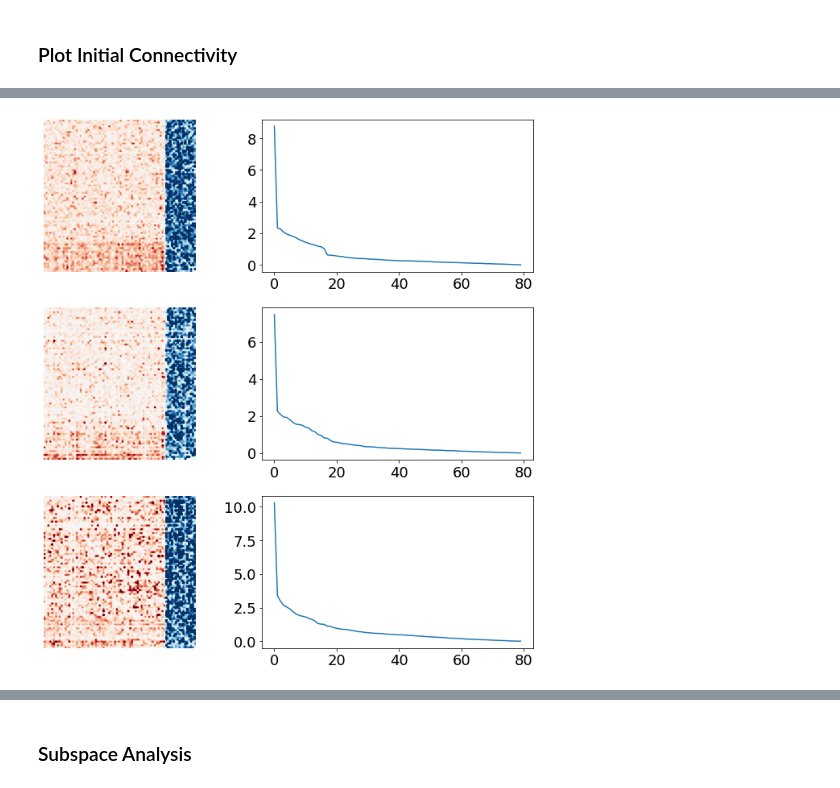
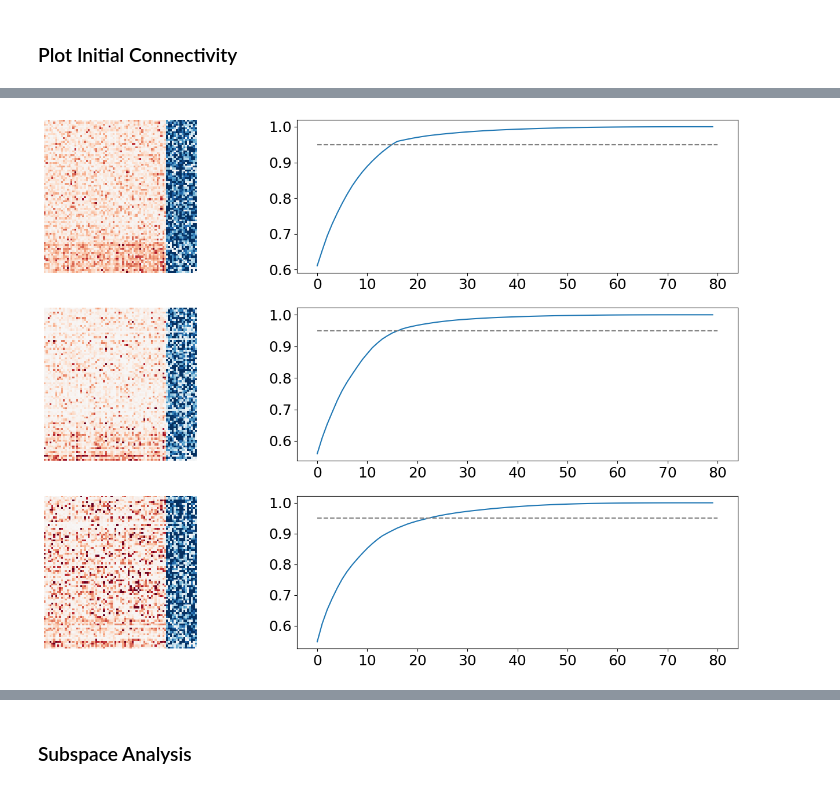
Before and after one commit to slenderham/Attn-WM-RNN, a Jupyter notebook: rnn/plot_main.ipynb, the cells around one changed output, grey strips where cells are left out. Saved outputs shown, nothing was run; the diff lists cells and outputs as text; code cells hidden in the pictures.

```diff
--- a/rnn/plot_main.ipynb
+++ b/rnn/plot_main.ipynb
@@ -265,17 +153,6 @@ all_lrs, all_cpds, all_betas = plot_tdr(all_saved_states['hs'], all_indices, tas
 # %% [output]
 Calculating regression
 Calculating CPDs
-# %%
-# from matplotlib.pyplot import figure
-
-
-figure(figsize=(20, 16), dpi=300)
-fig, axes = plt.subplots(4, 5)
-for i in range(20):
-    axes[i//5][i%5].bar(range(160), results[20][0]['cp_tensor'].factors[2][sort_inds,i], label=range(20))
-# plt.ylim([-1, 1])
-# plt.legend()
-plt.tight_layout()
 # %% [markdown]
 ### Plot Initial Connectivity
 # %%
@@ -294,12 +171,0 @@ plot_connectivity_lr(torch.arange(240),
-# %%
-# for i in range(4):
-#     plt.subplot(410+i+1).plot(all_cpds[i,:,:,:,:].mean((0,3)));
-#     plot
-#     plt.ylim([-0.05, 1.05])
-# plt.tight_layout()
-
-fig, axes = plt.subplots(2, 2)
-for i in range(4):
-    for j in range(7):
-        plot_mean_and_std(axes[i//2, i%2], all_cpds[i*108:(i+1)*108,:,j,:].mean((0, 2)), all_cpds[i*108:(i+1)*108,:,j,:].std((0, 2))/np.sqrt(432//4*93),
-                      label=['F1', 'F2', 'F3', 'C1', 'C2', 'C3', 'O'])
@@ -308,13 +171,0 @@ for i in range(4):
-# %%
-print(all_betas.shape)
-fig, axes = plt.subplots(1,4)
-sub_hiddens =  np.random.randint(128, 192, size=(20,))
-for i in range(4):
-    for j in range(4):
-#         axes[i,j].imshow(all_betas[108*i:108*(i+1),:,np.random.randint(64),:].mean(0).T, vmin=-0.1, vmax=0.1,
-#                                   interpolation='nearest', cmap='coolwarm', aspect='auto');
-        axes[j].plot(all_betas[108*j:108*(j+1),:,sub_hiddens,8].mean((0)))
-        # axes[j].plot(all_betas[108*i:108*(i+1),:,np.random.randint(192),1].mean((0)), c='b')
-        # axes[j].plot(all_betas[108*i:108*(i+1),:,np.random.randint(192),2].mean((0)), c='g')
-        axes[j].set_ylim([-0.2, 0.2])
-plt.tight_layout()
@@ -345,35 +172,36 @@ plt.subplot(224).imshow(vh_out, vmin=-0.5, vmax=0.5, cmap='PiYG')
 # %%
 e_hidden_size = 64
 i_hidden_size = 16
 
 h2h = model.rnn.h2h.effective_weight().detach()
 
 rec_intra = []
 us = []
 vhs = []
 ss = []
 for i in range(3):
     rec_intra.append(h2h[list(range(i*e_hidden_size, (i+1)*e_hidden_size))+\
                          list(range(3*e_hidden_size+i*i_hidden_size, 3*e_hidden_size+(i+1)*i_hidden_size))]
                       [:,list(range(i*e_hidden_size, (i+1)*e_hidden_size))+\
                          list(range(3*e_hidden_size+i*i_hidden_size, 3*e_hidden_size+(i+1)*i_hidden_size))])
     u, s, vh = np.linalg.svd(rec_intra[i], full_matrices=False)
     us.append(u)
     vhs.append(vh)
     ss.append(s)
 
 wlim = 0.25
 fig, axes = plt.subplots(3, 2)
 for i in range(3):
-    axes[i,0].imshow(rec_intra[i], vmax=wlim, vmin=-wlim, cmap='RdBu_r')
-    axes[i,1].plot(ss[i])
+    axes[i,0].imshow(rec_intra[i], vmax=wlim, vmin=-wlim, cmap='RdBu_r', interpolation='nearest')
+    axes[i,1].plot(np.cumsum(ss[i]**2)/np.sum(ss[i]**2))
     axes[i,0].set_xticks([])
     axes[i,0].set_yticks([])
     axes[i,0].axis('off')
+    axes[i,1].hlines(0.95, 0, 80, colors='grey', linestyles='dashed')
 plt.tight_layout()
 plt.show()
 # %% [output]
-[figure, old version]
+[figure, new version]
 # %%
 rec_inter_ff = []
 rec_inter_fb = []
```
Also changed, not shown: parts of 29 cells of this notebook, 2 other files.
